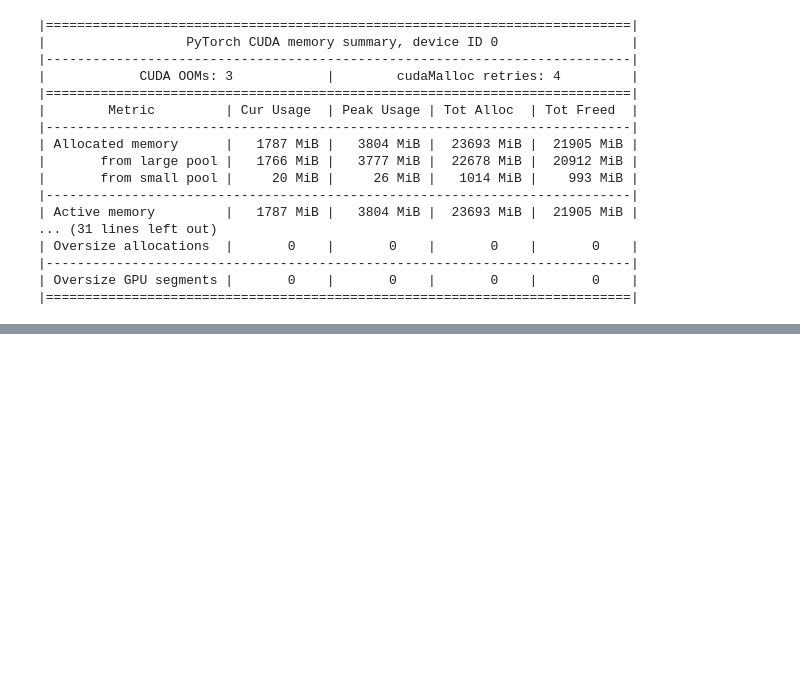
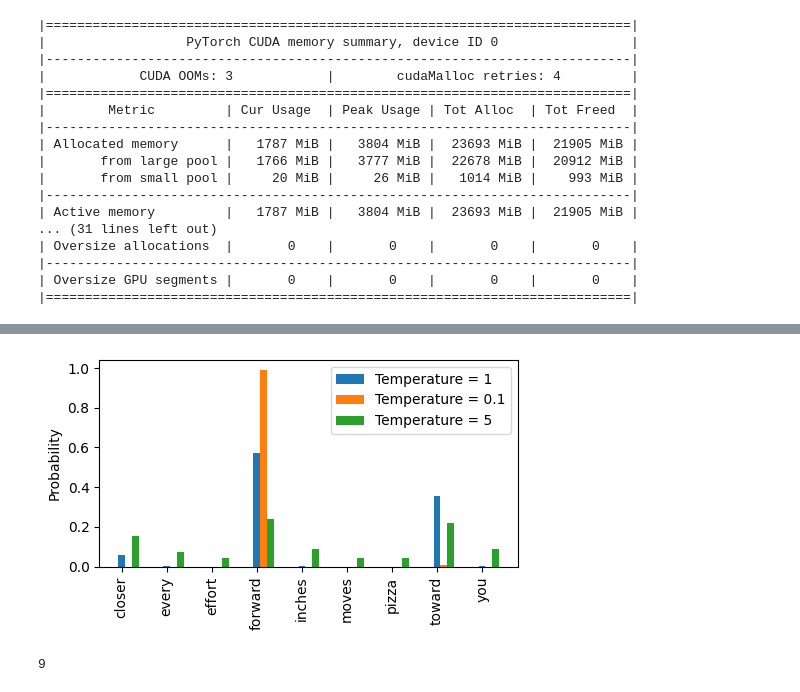
Before and after one commit to OmarAllam22/Building_LLM_from_scratch, a Jupyter notebook: draft.ipynb, the cells around one changed output, grey strips where cells are left out. Drawn from its saved outputs; the diff is of its cells as text; code cells hidden in the pictures; blank space fills up the shorter version.

Commit message:
modifying inference methods

```diff
--- a/draft.ipynb
+++ b/draft.ipynb
@@ -383,0 +403,9 @@ print(torch.cuda.memory_summary())
+# %%
+# 1. Controlling inference using Multinomial Distribution:
+
+probas = torch.softmax(next_token_logits, dim=0)
+sample = [torch.multinomial(probas, num_samples=1).item() for i in range(1000)]
+
+indices = torch.bincount(torch.tensor(sample))
+for i, count in enumerate(indices):
+    print(f"{inverse_vocab[i]} x {count}")
@@ -383,0 +422,40 @@ print(torch.cuda.memory_summary())
+# %%
+# 2. Controlling inference using Temperature Scaling:
+
+def softmax_with_temperature(logits, temperature):
+    scaled_logits = logits / temperature
+    return torch.softmax(scaled_logits, dim=-1)
+
+import matplotlib.pyplot as plt
+temperatures = [1, 0.1, 5]                                     #1
+scaled_probas = [softmax_with_temperature(next_token_logits, T)
+                for T in temperatures]
+x = torch.arange(len(vocab))
+bar_width = 0.15
+fig, ax = plt.subplots(figsize=(5, 3))
+for i, T in enumerate(temperatures):
+    rects = ax.bar(x + i * bar_width, scaled_probas[i],
+                   bar_width, label=f'Temperature = {T}')
+ax.set_ylabel('Probability')
+ax.set_xticks(x)
+ax.set_xticklabels(vocab.keys(), rotation=90)
+ax.legend()
+plt.tight_layout()
+plt.show()
+# %% [output]
+[figure, added]
+# %%
+# 3. Controlling Inference using Top_K sampling:
+
+top_k = 3
+top_logits, indices = torch.topk(next_token_logits, top_k if top_k <= len(next_token_logits) else len(next_token_logits))
+logits =  torch.where(
+        condition = next_token_logits < top_logits[-1],
+        input = torch.tensor(float('-inf')),
+        other = next_token_logits
+    )
+
+probas = torch.softmax(logits, dim=0)
+probas
+# %% [output]
+9
```
Also changed, not shown: parts of 3 cells of this notebook.
